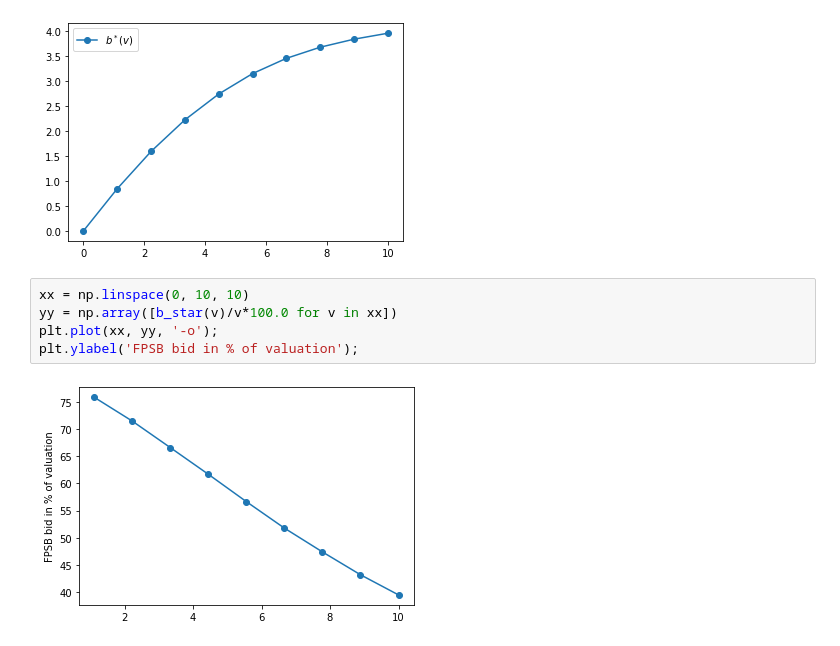
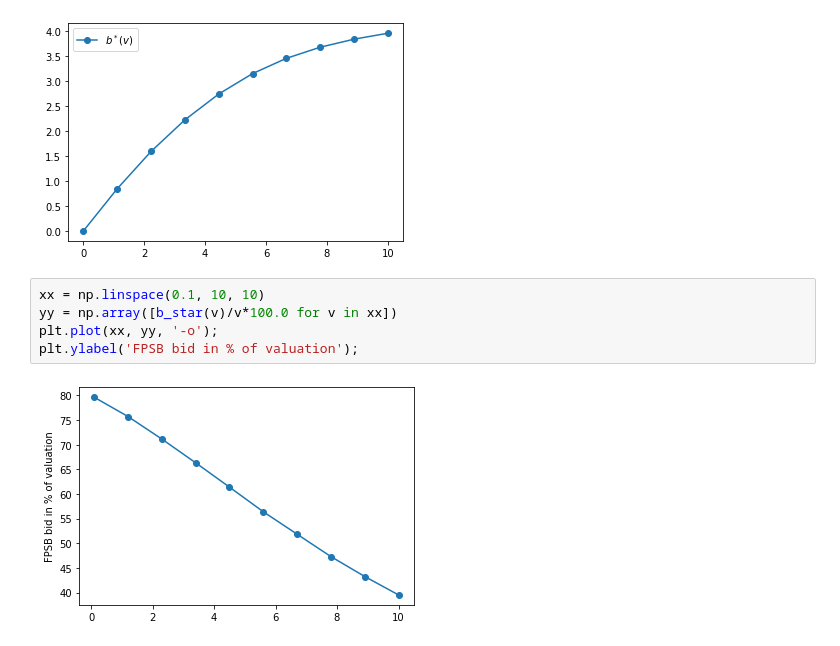
Before and after one commit to GamEconCph/2022-lectures, a Jupyter notebook: Bayesian Games/revenue_eq_simpler.ipynb, the cells around one changed output. Cells and saved outputs as stored; diff of their text form.

```diff
--- a/Bayesian Games/revenue_eq_simpler.ipynb
+++ b/Bayesian Games/revenue_eq_simpler.ipynb
@@ -100,9 +100,9 @@ plt.legend();
 # %% [output]
 [figure]
 # %%
-xx = np.linspace(0, 10, 10)
+xx = np.linspace(0.1, 10, 10)
 yy = np.array([b_star(v)/v*100.0 for v in xx])
 plt.plot(xx, yy, '-o');
 plt.ylabel('FPSB bid in % of valuation');
 # %% [output]
-[figure, old version]
+[figure, new version]
```
